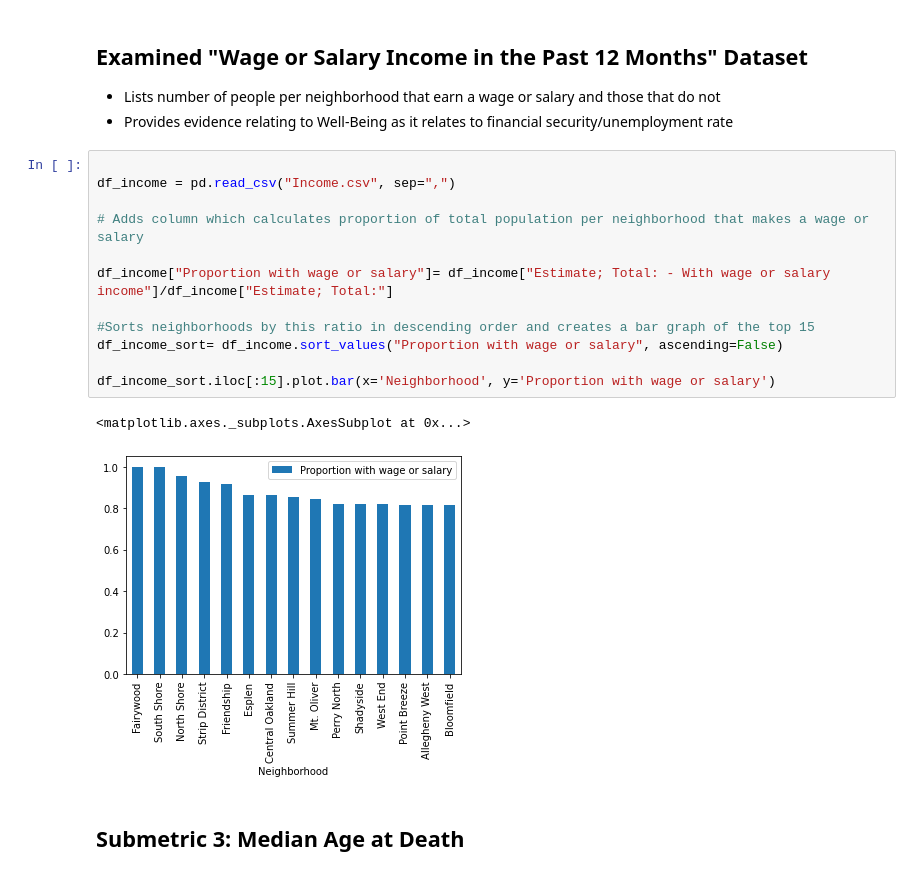
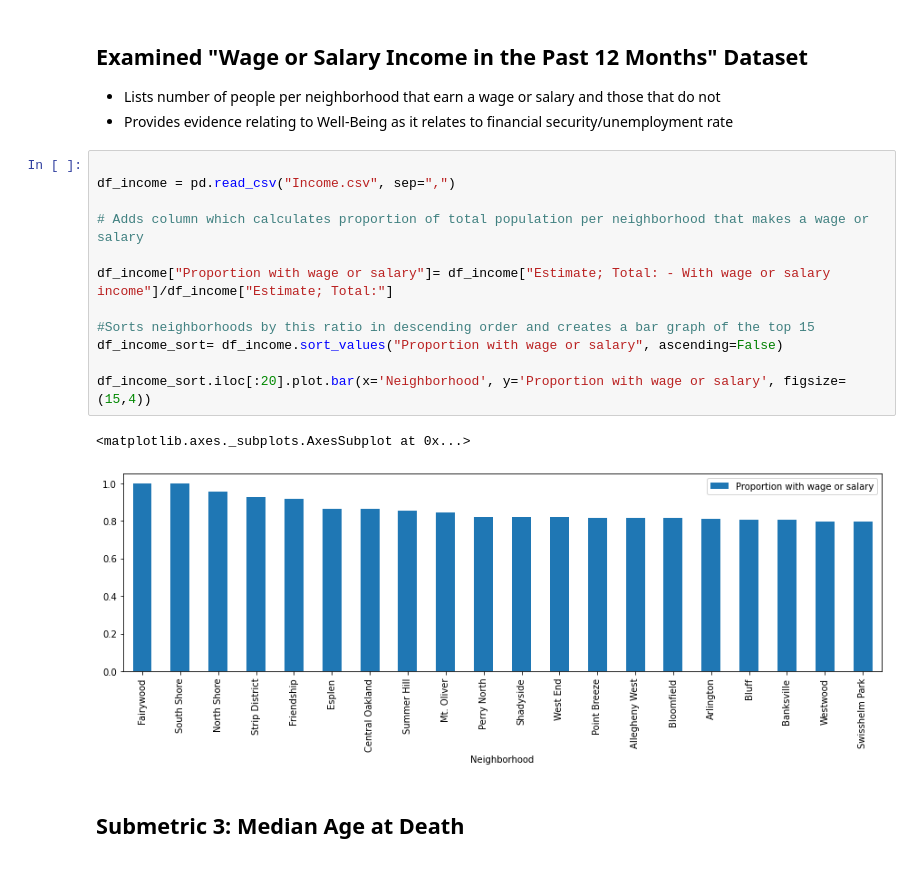
Before and after one commit to akrishan11/big-ideas-final-project, a Jupyter notebook: Best-Neighborhood.ipynb, the cells around one changed output. Drawn from its saved outputs; the diff is of its cells as text.

```diff
--- a/Best-Neighborhood.ipynb
+++ b/Best-Neighborhood.ipynb
@@ -40,18 +40,18 @@ df_enroll_sort.iloc[:15].plot.bar(x='Neighborhood', y='Proportion enrolled')
 # %%
 
 df_income = pd.read_csv("Income.csv", sep=",")
 
 # Adds column which calculates proportion of total population per neighborhood that makes a wage or salary
 
 df_income["Proportion with wage or salary"]= df_income["Estimate; Total: - With wage or salary income"]/df_income["Estimate; Total:"]
 
 #Sorts neighborhoods by this ratio in descending order and creates a bar graph of the top 15
 df_income_sort= df_income.sort_values("Proportion with wage or salary", ascending=False)
 
-df_income_sort.iloc[:15].plot.bar(x='Neighborhood', y='Proportion with wage or salary')
+df_income_sort.iloc[:20].plot.bar(x='Neighborhood', y='Proportion with wage or salary', figsize=(15,4))
 # %% [output]
 <matplotlib.axes._subplots.AxesSubplot at 0x...>
-[figure, old version]
+[figure, new version]
 # %% [markdown]
 ## Submetric 3: Median Age at Death
 # %% [markdown]
```
Also changed, not shown: parts of 4 cells of this notebook.
